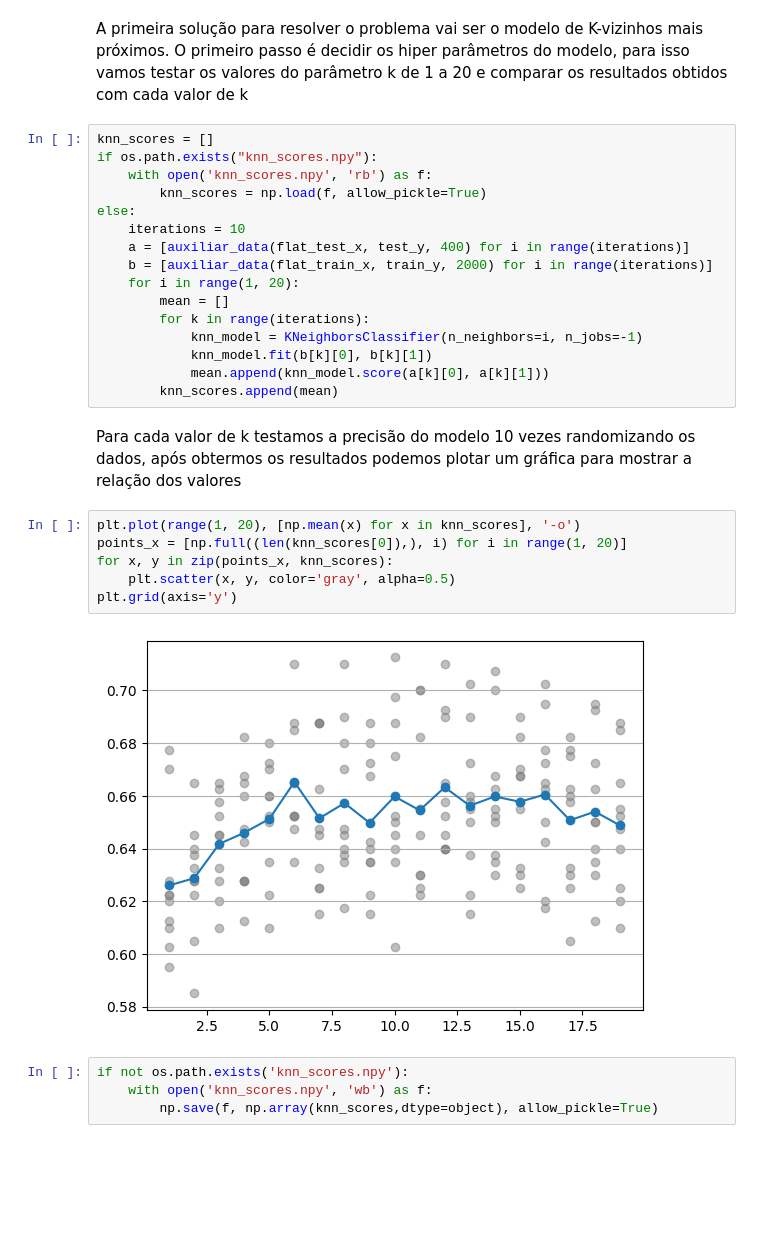
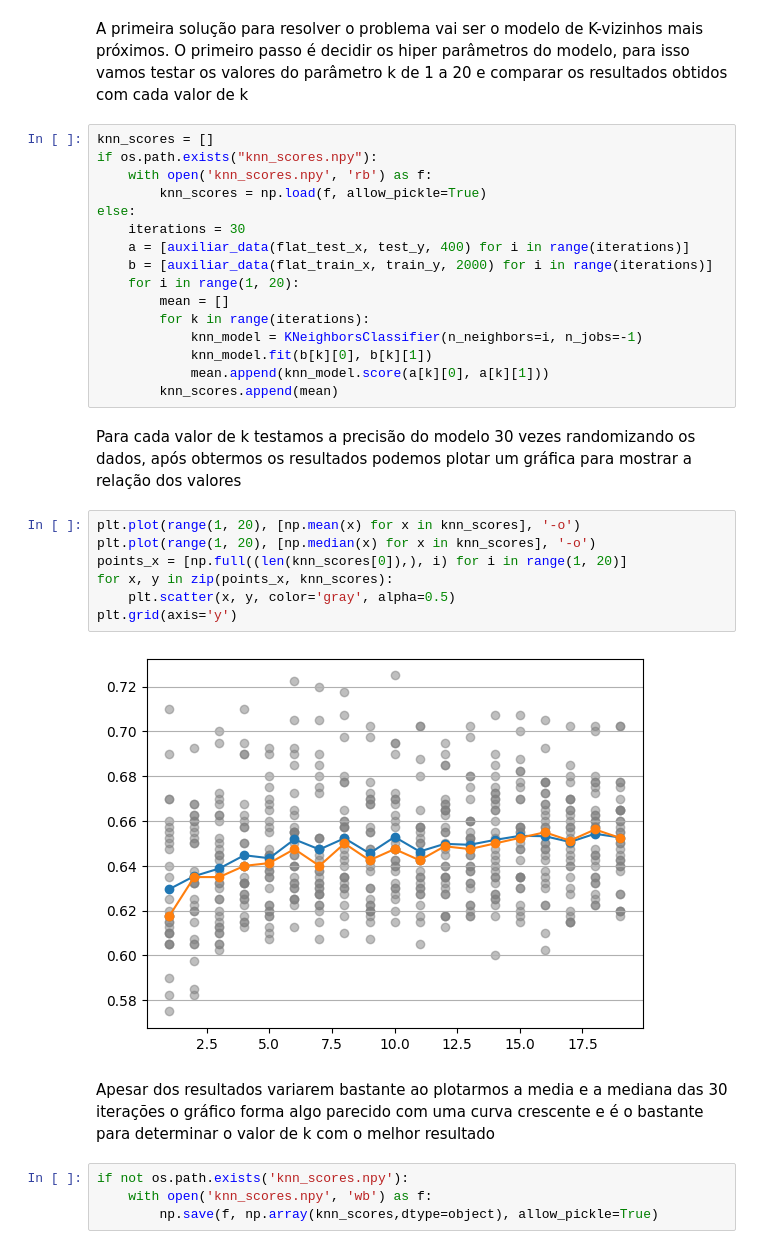
Before and after one commit to fagner02/RealFakeClassification, a Jupyter notebook: project.ipynb, the cells around one changed output. Drawn from its saved outputs; the diff is of its cells as text; blank space fills up the shorter version.

```diff
--- a/project.ipynb
+++ b/project.ipynb
@@ -83,7 +84,7 @@ if os.path.exists("knn_scores.npy"):
     with open('knn_scores.npy', 'rb') as f:
         knn_scores = np.load(f, allow_pickle=True)
 else:
-    iterations = 10
+    iterations = 30
     a = [auxiliar_data(flat_test_x, test_y, 400) for i in range(iterations)]
     b = [auxiliar_data(flat_train_x, train_y, 2000) for i in range(iterations)]
     for i in range(1, 20):
@@ -94,15 +95,18 @@ else:
             mean.append(knn_model.score(a[k][0], a[k][1]))
         knn_scores.append(mean)
 # %% [markdown]
-Para cada valor de k testamos a precisão do modelo 10 vezes randomizando os dados, após obtermos os resultados podemos plotar um gráfica para mostrar a relação dos valores
+Para cada valor de k testamos a precisão do modelo 30 vezes randomizando os dados, após obtermos os resultados podemos plotar um gráfica para mostrar a relação dos valores
 # %%
 plt.plot(range(1, 20), [np.mean(x) for x in knn_scores], '-o')
+plt.plot(range(1, 20), [np.median(x) for x in knn_scores], '-o')
 points_x = [np.full((len(knn_scores[0]),), i) for i in range(1, 20)]
 for x, y in zip(points_x, knn_scores):
     plt.scatter(x, y, color='gray', alpha=0.5)
 plt.grid(axis='y')
 # %% [output]
-[figure, old version]
+[figure, new version]
+# %% [markdown]
+Apesar dos resultados variarem bastante ao plotarmos a media e a mediana das 30 iterações o gráfico forma algo parecido com uma curva crescente e é o bastante para determinar o valor de k com o melhor resultado
 # %%
 if not os.path.exists('knn_scores.npy'):
     with open('knn_scores.npy', 'wb') as f:
```
Also changed, not shown: parts of 18 cells of this notebook, 5 other files.
